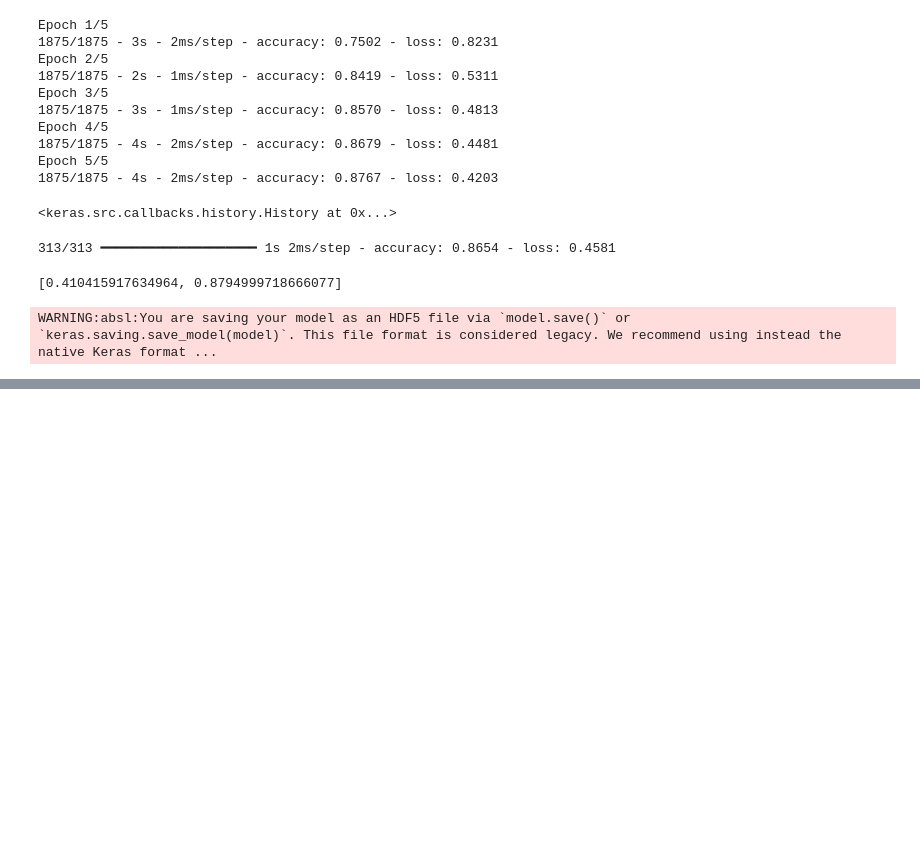
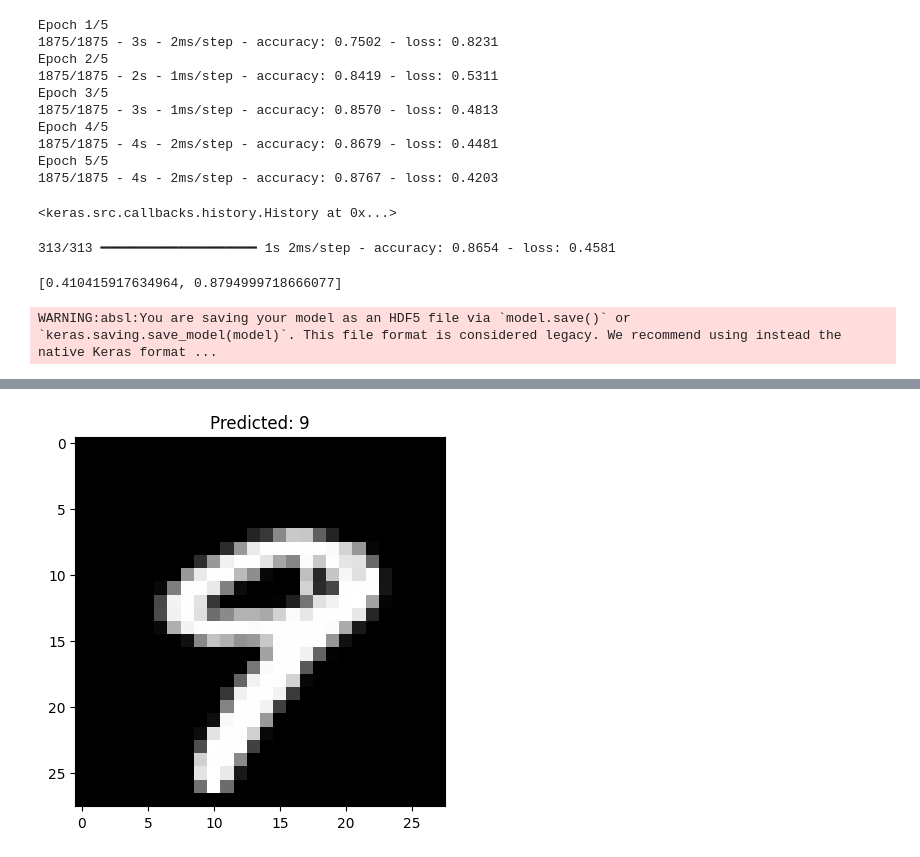
Before and after one commit to kashish0kanojia/generativeAI, a Jupyter notebook: basicModel.ipynb, the cells around one changed output, grey strips where cells are left out. Cells and saved outputs as stored; diff of their text form; code cells hidden in the pictures; blank space fills up the shorter version.

```diff
--- a/basicModel.ipynb
+++ b/basicModel.ipynb
@@ -76,0 +96,7 @@ WARNING:absl:You are saving your model as an HDF5 file via `model.save()` or `ke
+# %%
+import matplotlib.pyplot as plt
+plt.imshow(x_test[9], cmap='gray')
+plt.title(f"Predicted: {predicted_digit}")
+plt.show()
+# %% [output]
+[figure, added]
```
Also changed, not shown: parts of 4 cells of this notebook, 1 other file.
